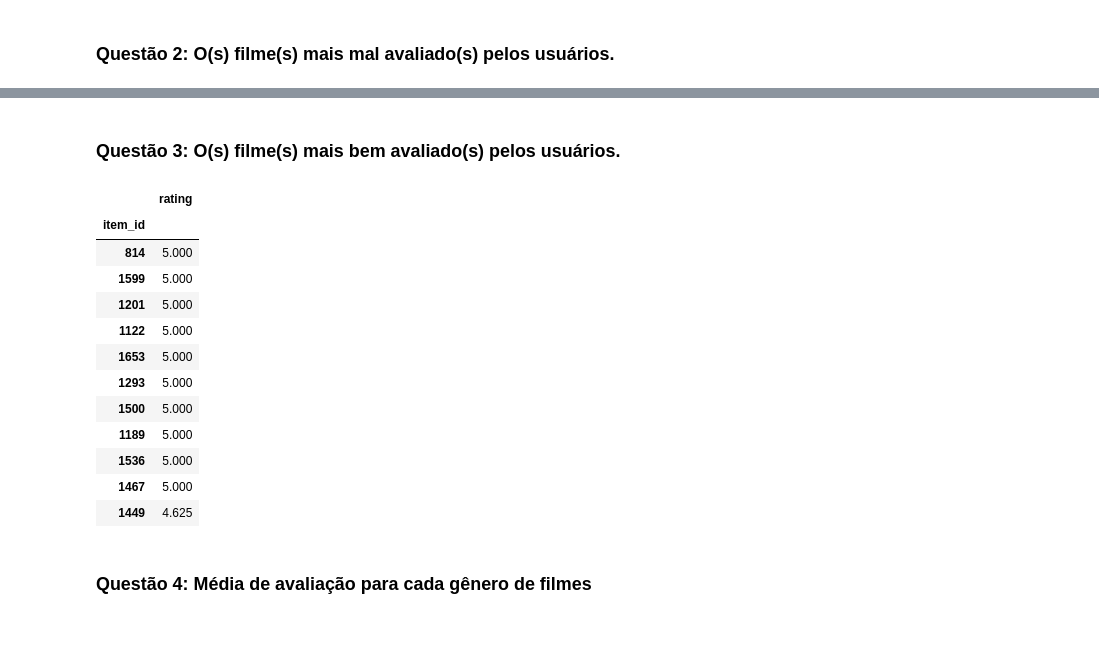
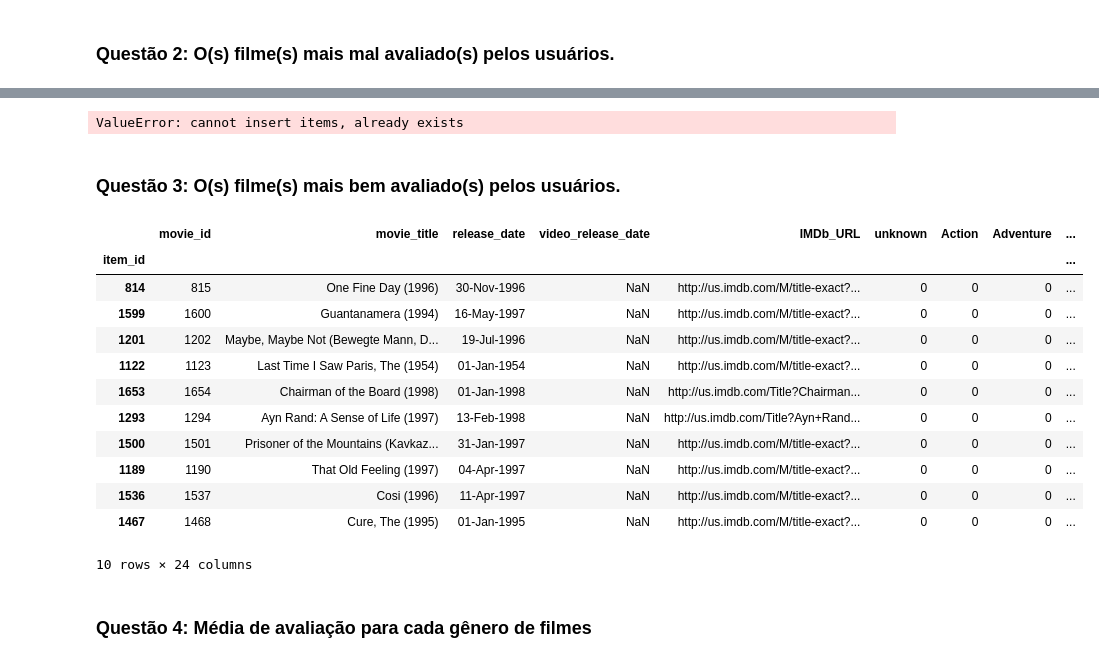
Before and after one commit to maiataniguchi/Aulas_git_Ai2, a Jupyter notebook: 5-Python/Jupyter_Notebook_Markdown/Python_Warmup_Pandas.ipynb, the cells around one changed output, grey strips where cells are left out. Cells and saved outputs as stored; diff of their text form; code cells hidden in the pictures; blank space fills up the shorter version.

```diff
--- a/5-Python/Jupyter_Notebook_Markdown/Python_Warmup_Pandas.ipynb
+++ b/5-Python/Jupyter_Notebook_Markdown/Python_Warmup_Pandas.ipynb
@@ -42,0 +56,8 @@ data.head()
+# %%
+# u.item
+
+item = pd.read_csv('/home/hub/git-pessoal/Aulas_git_Ai2/5-Python/Jupyter_Notebook_Markdown/ml-100k/u.item', sep="|", encoding='latin-1', names = ['movie_id', 'movie_title' ,'release_date','video_release_date', 'IMDb_URL', 'unknown', 'Action',
+                'Adventure', 'Animation', 'Childrens', 'Comedy', 'Crime', 'Documentary', 'Drama', 'Fantasy', 'Film_Noir',
+                'Horror', 'Musical', 'Mystery', 'Romance', 'Sci_Fi', 'Thriller', 'War', 'Western'])
+# item.drop(columns=['video_release_date', 'IMDb_URL'], inplace=True)
+item.head()
@@ -77,0 +149,13 @@ data.groupby(['item_id']).mean().sort_values(['rating']).head(71).drop(['user_id
+# %%
+arr = data['item_id'].values
+indices = [i-1 for i in arr]
+
+indices
+
+data.insert(0,"items",item.iloc[indices,1].values)
+
+
+
+data
+# %% [output]
+ValueError: cannot insert items, already exists
@@ -78,20 +165,39 @@ data.groupby(['item_id']).mean().sort_values(['rating']).head(71).drop(['user_id
 # %% [markdown]
 ### Questão 3: O(s) filme(s) mais bem avaliado(s) pelos usuários.
-# %%
-data.groupby(['item_id']).mean().sort_values(['rating'],ascending=False).head(11).drop(['user_id','timestamp'],axis=1)
-# %% [output]
-|  | rating |
-| item_id |  |
-| 814 | 5.000 |
-| 1599 | 5.000 |
-| 1201 | 5.000 |
-| 1122 | 5.000 |
-| 1653 | 5.000 |
-| 1293 | 5.000 |
-| 1500 | 5.000 |
-| 1189 | 5.000 |
-| 1536 | 5.000 |
-| 1467 | 5.000 |
-| 1449 | 4.625 |
+# %%
+best = data.groupby(['item_id']).mean().sort_values(['rating'],ascending=False).drop(['user_id','timestamp'], axis=1)
+
+
+df=(best==best.max())
+
+id_filmes = df.index[df['rating'] == True]
+
+
+#tentativa 1
+idx = item.loc[id_filmes]
+idx
+
+
+
+#Verificar se isso está certo porque me parece que id_filmes é o ID mas no iloc precisa do índice começando em 0,
+
+
+#tentativa2
+#mov = pd.DataFrame(item.iloc[idx,1])
+#mov
+# %% [output]
+|  | movie_id | movie_title | release_date | video_release_date | IMDb_URL | unknown | Action | Adventure | ... |
+| item_id |  |  |  |  |  |  |  |  | ... |
+| 814 | 815 | One Fine Day (1996) | 30-Nov-1996 | NaN | http://us.imdb.com/M/title-exact?... | 0 | 0 | 0 | ... |
+| 1599 | 1600 | Guantanamera (1994) | 16-May-1997 | NaN | http://us.imdb.com/M/title-exact?... | 0 | 0 | 0 | ... |
+| 1201 | 1202 | Maybe, Maybe Not (Bewegte Mann, D... | 19-Jul-1996 | NaN | http://us.imdb.com/M/title-exact?... | 0 | 0 | 0 | ... |
+| 1122 | 1123 | Last Time I Saw Paris, The (1954) | 01-Jan-1954 | NaN | http://us.imdb.com/M/title-exact?... | 0 | 0 | 0 | ... |
+| 1653 | 1654 | Chairman of the Board (1998) | 01-Jan-1998 | NaN | http://us.imdb.com/Title?Chairman... | 0 | 0 | 0 | ... |
+| 1293 | 1294 | Ayn Rand: A Sense of Life (1997) | 13-Feb-1998 | NaN | http://us.imdb.com/Title?Ayn+Rand... | 0 | 0 | 0 | ... |
+| 1500 | 1501 | Prisoner of the Mountains (Kavkaz... | 31-Jan-1997 | NaN | http://us.imdb.com/M/title-exact?... | 0 | 0 | 0 | ... |
+| 1189 | 1190 | That Old Feeling (1997) | 04-Apr-1997 | NaN | http://us.imdb.com/M/title-exact?... | 0 | 0 | 0 | ... |
+| 1536 | 1537 | Cosi (1996) | 11-Apr-1997 | NaN | http://us.imdb.com/M/title-exact?... | 0 | 0 | 0 | ... |
+| 1467 | 1468 | Cure, The (1995) | 01-Jan-1995 | NaN | http://us.imdb.com/M/title-exact?... | 0 | 0 | 0 | ... |
+10 rows × 24 columns
 # %% [markdown]
 ### Questão 4: Média de avaliação para cada gênero de filmes
```
Also changed, not shown: parts of 13 cells of this notebook, 30 other files.
